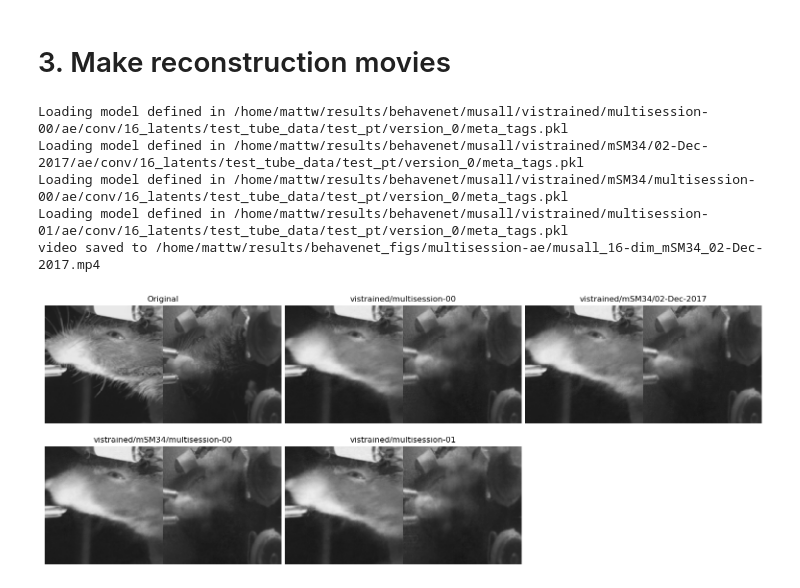
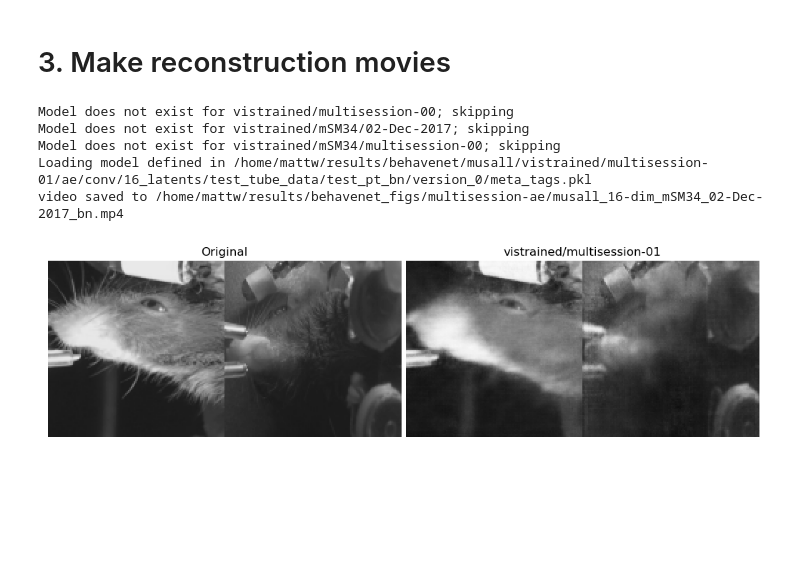
Before and after one commit to themattinthehatt/behavenet, a Jupyter notebook: behavenet/analyses/notebooks/ae_multi-session.ipynb, the cells around one changed output. Saved outputs shown, nothing was run; the diff lists cells and outputs as text; code cells hidden in the pictures; blank space fills up the shorter version.

Commit message:
multi-session multi-model video bug fix

```diff
--- a/behavenet/analyses/notebooks/ae_multi-session.ipynb
+++ b/behavenet/analyses/notebooks/ae_multi-session.ipynb
@@ -26,9 +26,9 @@ hparams = {
     'n_ae_latents': 16,
     'lab': 'musall',
     'expt': 'vistrained',
-    'animal': 'mSM57',
+    'animal': 'all',
     'session': 'all',
-    'multisession': 0}
+    'multisession': 1}
 model_type = 'conv'
 
 metrics_df = []
@@ -80,7 +82,7 @@ sns.set_context('talk')
 # data_queried = metrics[~pd.notna(metrics.test_loss)]
 data_queried = metrics_df[
     (metrics_df.dtype=='val') &
-    (metrics_df.epoch>20) &
+    (metrics_df.epoch>0) &
     ~pd.isna(metrics_df.loss)]
 
 y_axis = 'loss' # 'test_loss' | 'test_r2'
@@ -266,39 +268,50 @@ for animal, session in an_sess:
 # %%
 from behavenet.analyses.ae_utils import make_ae_reconstruction_movie_multisession
 from behavenet.data.data_generator import ConcatSessionsGenerator
 
 lab = 'musall'
 version = 'best'
 hparams = {
     'data_dir': '/home/mattw/data/',  # might be a different path than what is saved in hparams
     'tt_save_path': '/home/mattw/results/behavenet/',
-    'experiment_name': 'test_pt',
+    'experiment_name': 'test_pt_bn',
     'model_class': 'ae',
     'model_type': 'conv'}
 get_lab_example(hparams, lab)
 hparams['lab'] = lab
 hparams['expt'] = 'vistrained'
 hparams['animal'] = 'mSM34'
 hparams['session'] = '02-Dec-2017'
 
 data_generator = ConcatSessionsGenerator(
     hparams['data_dir'], hparams,
-    signals_list=['images'], transforms_list=[None], paths_list=[None],
+    signals_list=[['images']],
+    transforms_list=[[None]],
+    paths_list=[[os.path.join(
+        hparams['data_dir'], hparams['lab'], hparams['expt'],
+        hparams['animal'], hparams['session'], 'data.hdf5')]],
     device='cpu', as_numpy=False, batch_load=True, rng_seed=0)
 trial = data_generator.datasets[0].batch_indxs['test'][4]
 batch = data_generator.datasets[0][trial]['images'][:400]
 
 save_file = os.path.join(
     results_dir,
-    str('%s_%02i-dim_%s_%s' %
+    str('%s_%02i-dim_%s_%s_bn' %
         (hparams['lab'], hparams['n_ae_latents'], hparams['animal'], hparams['session'])))
+
+# now define where the model comes from
+# hparams['expt'] = 'vistrained'
+# hparams['animal'] = 'all'
+# hparams['session'] = ''
+# hparams['multisession'] = 1
+# hparams['session_dir'], _ = get_output_session_dir(hparams)
 
 make_ae_reconstruction_movie_multisession(
     hparams, version=version, batch=batch, save_file=save_file, trial=trial)
 # %% [output]
-Loading model defined in /home/mattw/results/behavenet/musall/vistrained/multisession-00/ae/conv/16_latents/test_tube_data/test_pt/version_0/meta_tags.pkl
-Loading model defined in /home/mattw/results/behavenet/musall/vistrained/mSM34/02-Dec-2017/ae/conv/16_latents/test_tube_data/test_pt/version_0/meta_tags.pkl
-Loading model defined in /home/mattw/results/behavenet/musall/vistrained/mSM34/multisession-00/ae/conv/16_latents/test_tube_data/test_pt/version_0/meta_tags.pkl
-Loading model defined in /home/mattw/results/behavenet/musall/vistrained/multisession-01/ae/conv/16_latents/test_tube_data/test_pt/version_0/meta_tags.pkl
-video saved to /home/mattw/results/behavenet_figs/multisession-ae/musall_16-dim_mSM34_02-Dec-2017.mp4
+Model does not exist for vistrained/multisession-00; skipping
+Model does not exist for vistrained/mSM34/02-Dec-2017; skipping
+Model does not exist for vistrained/mSM34/multisession-00; skipping
+Loading model defined in /home/mattw/results/behavenet/musall/vistrained/multisession-01/ae/conv/16_latents/test_tube_data/test_pt_bn/version_0/meta_tags.pkl
+video saved to /home/mattw/results/behavenet_figs/multisession-ae/musall_16-dim_mSM34_02-Dec-2017_bn.mp4
-[figure, old version]
+[figure, new version]
```
Also changed, not shown: parts of 3 cells of this notebook, 2 other files.
